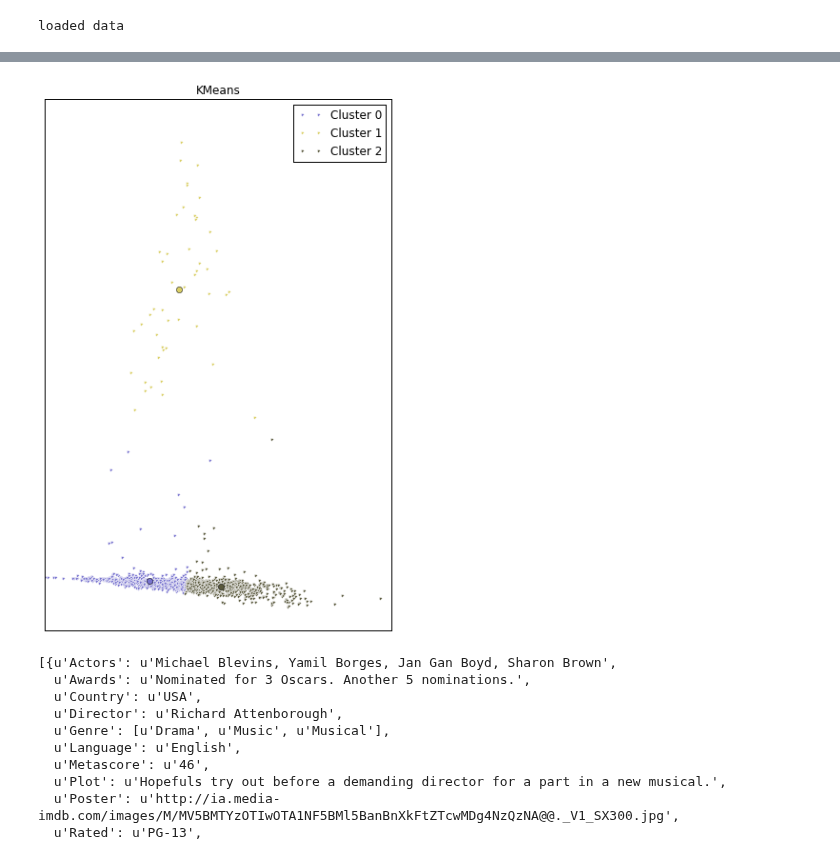
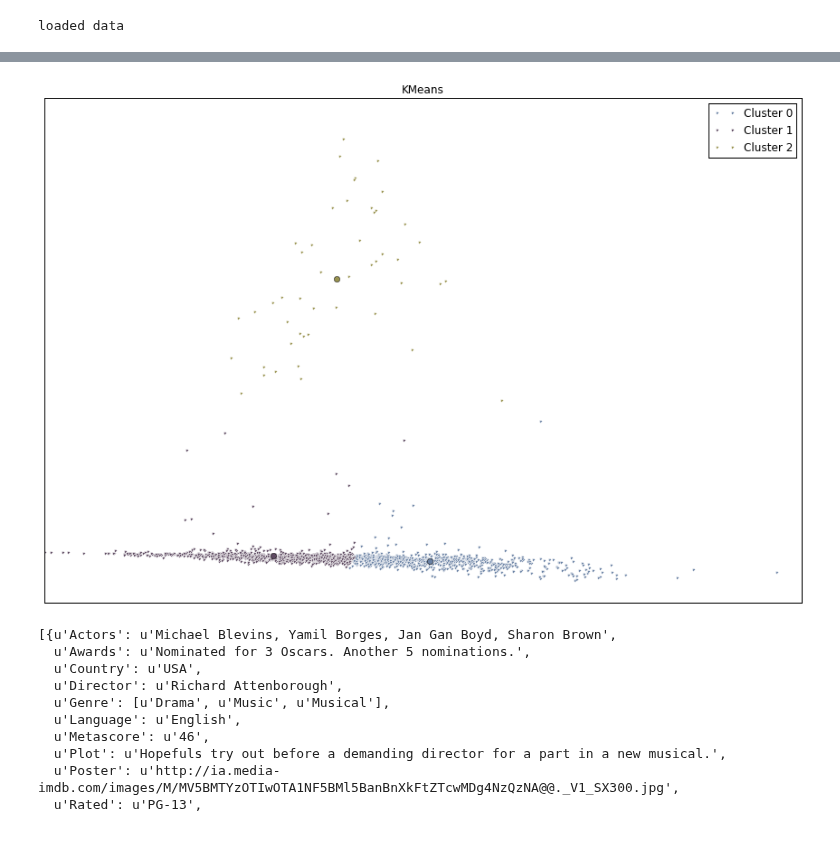
Before and after one commit to AlJohri/OpenSubtitles, a Jupyter notebook: OpenSubtitles.ipynb, the cells around one changed output, grey strips where cells are left out. Saved outputs shown, nothing was run; the diff lists cells and outputs as text; code cells hidden in the pictures.

```diff
--- a/OpenSubtitles.ipynb
+++ b/OpenSubtitles.ipynb
@@ -90,26 +99,27 @@ for k in range(N_CLUSTERS):
 # %%
 if reduce_dimensionality == True:
-    fig = plt.figure(figsize=(30,10))
-    ax = fig.add_subplot(1,N_CLUSTERS+1,1)
-    ax.grid(True, alpha=0.3)
+    mpld3.enable_notebook()
+    fig,ax = plt.subplots(figsize=(15,10)) #.figure(figsize=(20,10))
+#     ax = fig.add_subplot(1,1,1)
+#     ax.grid(True, alpha=0.3)
 
     colors = [(random.random(), random.random(), random.random()) for x in range(N_CLUSTERS)]
     for k, col in zip(range(N_CLUSTERS), colors):
         my_members = k_means_labels == k
         cluster_center = k_means_cluster_centers[k]
         points = ax.plot(X[my_members, 0], X[my_members, 1], 'w', markerfacecolor=col, marker='.', label='Cluster %i' % k)
         centers = ax.plot(cluster_center[0], cluster_center[1], 'o', markerfacecolor=col, markeredgecolor='k', markersize=6)
 
         labels = []
         for movie in movies[k_means_labels == k]:
             labels.append(movie.get('Title', '') + " " + movie.get('osID', '') + " " + movie.get('imdbID', '') + " " + ", ".join(movie.get('Genre', '')) + " " + movie.get('', '') + " ")
 
         tooltip = plugins.PointHTMLTooltip(points[0], labels, voffset=10, hoffset=10)
         plugins.connect(fig, tooltip)
 
     ax.set_title('KMeans')
     ax.set_xticks(())
     ax.set_yticks(())
     ax.legend()
 # %% [output]
-[figure, old version]
+[figure, new version]
```
Also changed, not shown: parts of 9 cells of this notebook.
